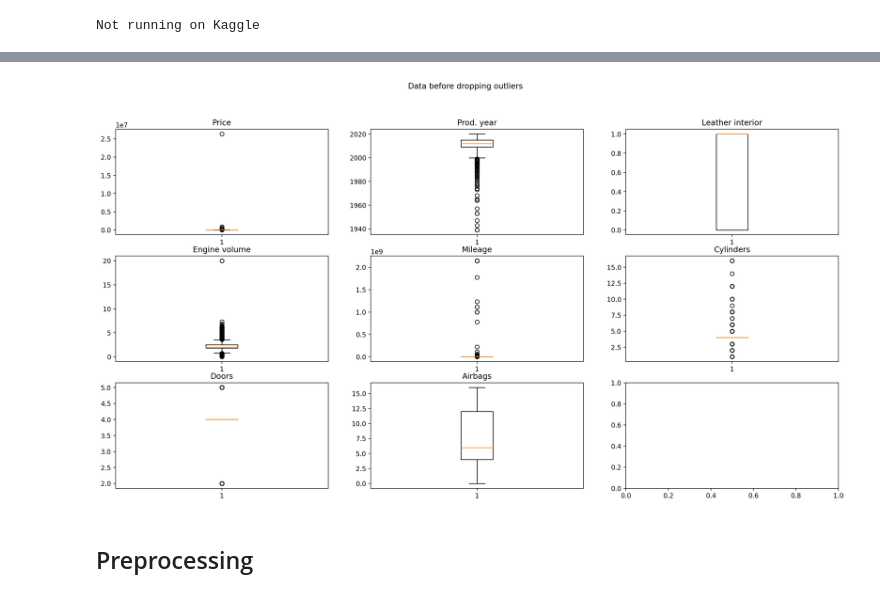
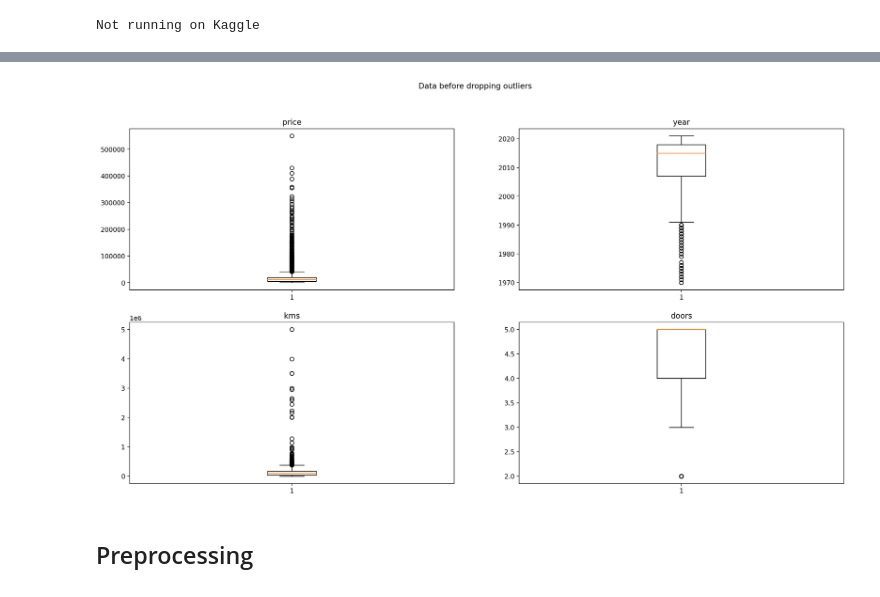
Before and after one commit to JoaquinMateosBarroso/Car_Prices, a Jupyter notebook: CarPrices.ipynb, the cells around one changed output, grey strips where cells are left out. Drawn from its saved outputs; the diff is of its cells as text; code cells hidden in the pictures.

```diff
--- a/CarPrices.ipynb
+++ b/CarPrices.ipynb
@@ -22,14 +22,19 @@ import numpy as np
 import pandas as pd
 from sklearn.model_selection import train_test_split
 
-# We already have the data partitioned
-original_df = pd.read_csv(f"{data_dir}/train.csv")
-df_train, df_test = train_test_split(original_df, test_size=0.05, random_state=42)
+
+original_df = pd.read_csv(f'{data_dir}/coches-de-segunda-mano-sample.csv')
+original_df.drop(['url', 'company', 'price_financed', 'dealer', 'color',
+                  'publish_date', 'insert_date', 'photos', 'power', 'country'], axis=1, inplace=True) # Drop some useless columns
+original_df.drop(['province'], inplace=True, axis=1) # We might use it in the future
+original_df.rename({'make': 'manufacturer'}, inplace=True, axis=1)
+
+df_train, df_test = train_test_split(original_df, test_size=0.1, random_state=42)
 
 df_train.reset_index(drop=True, inplace=True)
 df_test.reset_index(drop=True, inplace=True)
 
 
-print(f"Shape: {df_train.shape}")
+print(f'Shape: {df_train.shape}')
 df_train.head()
 # %% [output]
@@ -43,3 +62,5 @@ Shape: (18275, 18)
 # %%
-df_train.isna().sum() # Below we can see the data is extremely clean; this is not common at all
+print(df_train.isna().sum()) # Since we don't have many missing values, we can drop those columns
+df_train.dropna(inplace=True)
+df_train.reset_index(drop=True, inplace=True)
 # %% [output]
@@ -85,17 +97,0 @@ sorted(df_train["Prod. year"].unique())
-# %%
-import re
-
-def clean(df):
-    df = df.copy()
-    df["Leather interior"] = df["Leather interior"].apply(lambda x: 1 if x=="Yes" else 0) # Numeric atributes are much easier to manage
-    df.drop(["ID", "Levy"], axis=1, inplace=True)
-    df["Engine volume"] = df["Engine volume"].apply(lambda x: float(x.split(" ")[0]))
-    df["Mileage"] = df["Mileage"].apply(lambda x: float(x.split(" ")[0]))
-    df["Doors"] = df["Doors"].apply(lambda x: np.int64(re.findall(r'\d+', x)[0]))
-    return df
-
-print("We have a {:.2%} of null levies".format(df_train['Levy'].apply(lambda x: x=='-').sum() / df_train.shape[0]))
-print("It is very high, so we won't be using that feature")
-
-df_train = clean(df_train)
-df_train.info()
@@ -136,14 +114,14 @@ Y = df_train.select_dtypes(include = ["float64", "int64"])
 # %%
-fig, axs = plt.subplots(3, 3)
+fig, axs = plt.subplots(2, 2)
 
-fig.suptitle("Data before dropping outliers")
+fig.suptitle('Data before dropping outliers')
 fig.set_dpi(200)
 fig.set_size_inches(20, 10)
 for index, column in enumerate(Y.columns):
-    axs[int(index/3)][index%3].boxplot(Y[column])
-    axs[int(index/3)][index%3].set_title(column)
+    axs[int(index/2)][index%2].boxplot(Y[column])
+    axs[int(index/2)][index%2].set_title(column)
 # %% [output]
-[figure, old version]
+[figure, new version]
 # %% [markdown]
 ## Preprocessing
 # %% [markdown]
```
Also changed, not shown: parts of 25 cells of this notebook, 2 other files.
